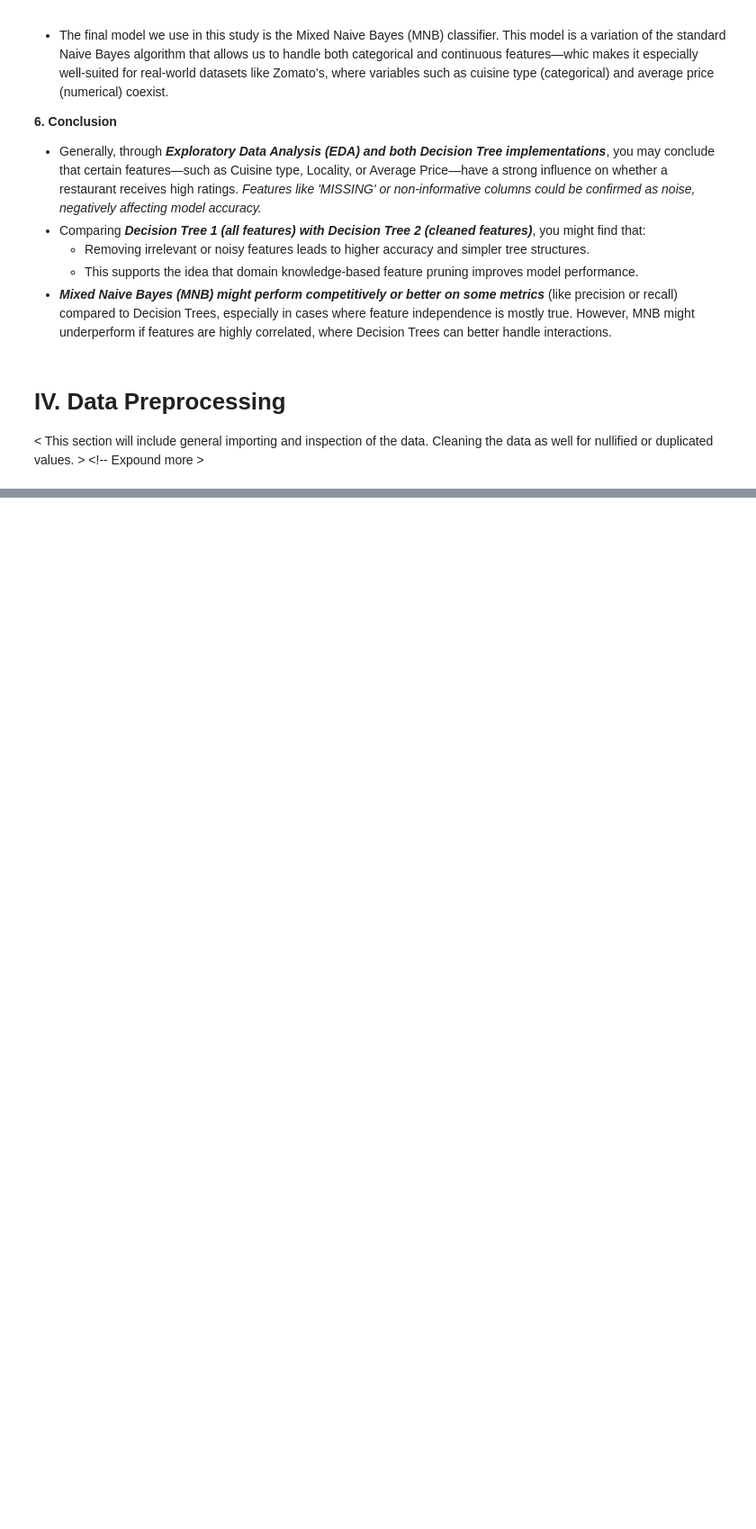
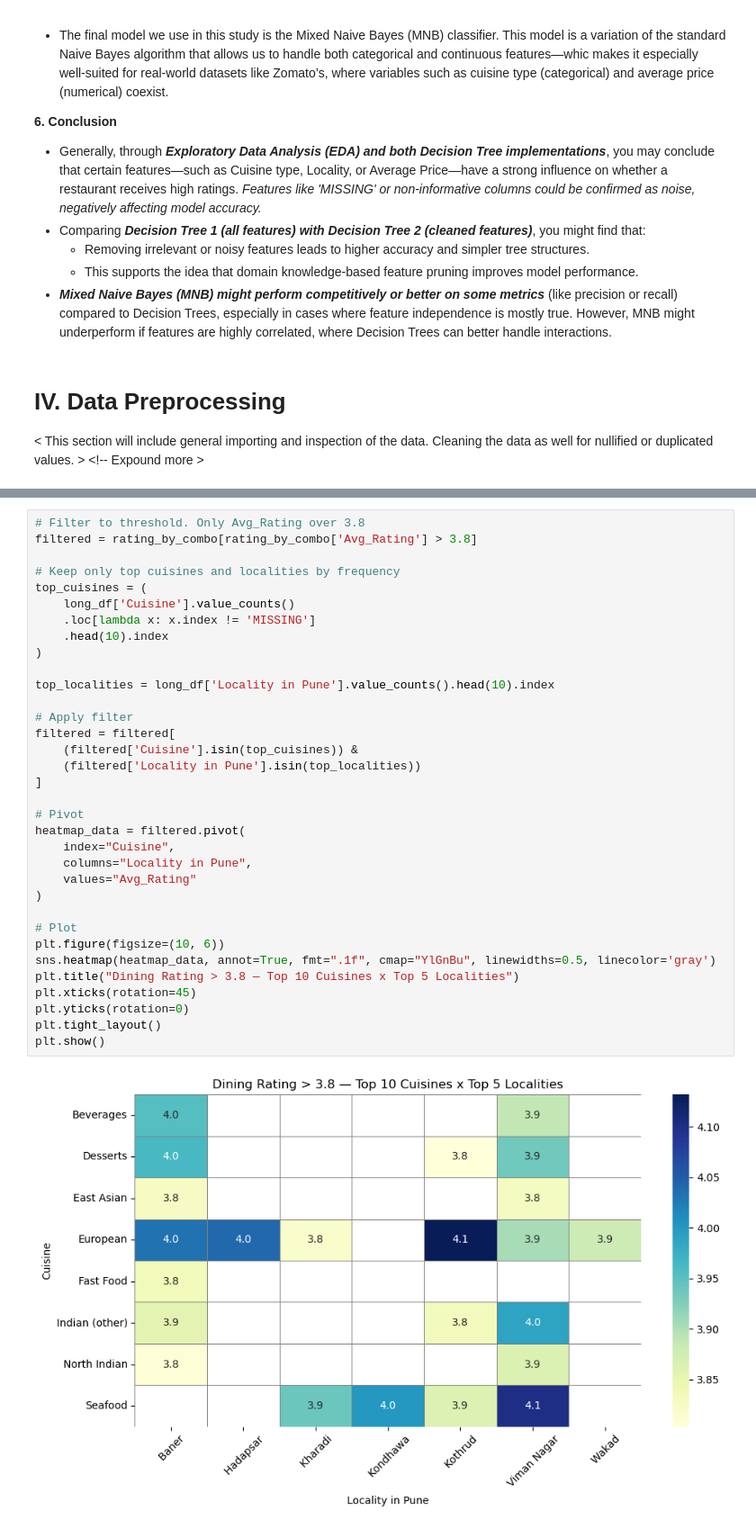
Before and after one commit to louis-uwie/CSCI111-Zomato-Recommendation-Analysis, a Jupyter notebook: LOZADA, BINWAG, CSCI 211 - On Zomato.ipynb, the cells around one changed output, grey strips where cells are left out. Shown at 90% size. Saved outputs shown, nothing was run; the diff lists cells and outputs as text; blank space fills up the shorter version.

```diff
--- a/LOZADA, BINWAG, CSCI 211 - On Zomato.ipynb
+++ b/LOZADA, BINWAG, CSCI 211 - On Zomato.ipynb
@@ -122,0 +248,36 @@ TypeError: a bytes-like object is required, not 'DataFrame'
+# %%
+# Filter to threshold. Only Avg_Rating over 3.8
+filtered = rating_by_combo[rating_by_combo['Avg_Rating'] > 3.8]
+
+# Keep only top cuisines and localities by frequency
+top_cuisines = (
+    long_df['Cuisine'].value_counts()
+    .loc[lambda x: x.index != 'MISSING']
+    .head(10).index
+)
+
+top_localities = long_df['Locality in Pune'].value_counts().head(10).index
+
+# Apply filter
+filtered = filtered[
+    (filtered['Cuisine'].isin(top_cuisines)) &
+    (filtered['Locality in Pune'].isin(top_localities))
+]
+
+# Pivot
+heatmap_data = filtered.pivot(
+    index="Cuisine",
+    columns="Locality in Pune",
+    values="Avg_Rating"
+)
+
+# Plot
+plt.figure(figsize=(10, 6))
+sns.heatmap(heatmap_data, annot=True, fmt=".1f", cmap="YlGnBu", linewidths=0.5, linecolor='gray')
+plt.title("Dining Rating > 3.8 — Top 10 Cuisines x Top 5 Localities")
+plt.xticks(rotation=45)
+plt.yticks(rotation=0)
+plt.tight_layout()
+plt.show()
+# %% [output]
+[figure, added]
```
Also changed, not shown: parts of 12 cells of this notebook.
